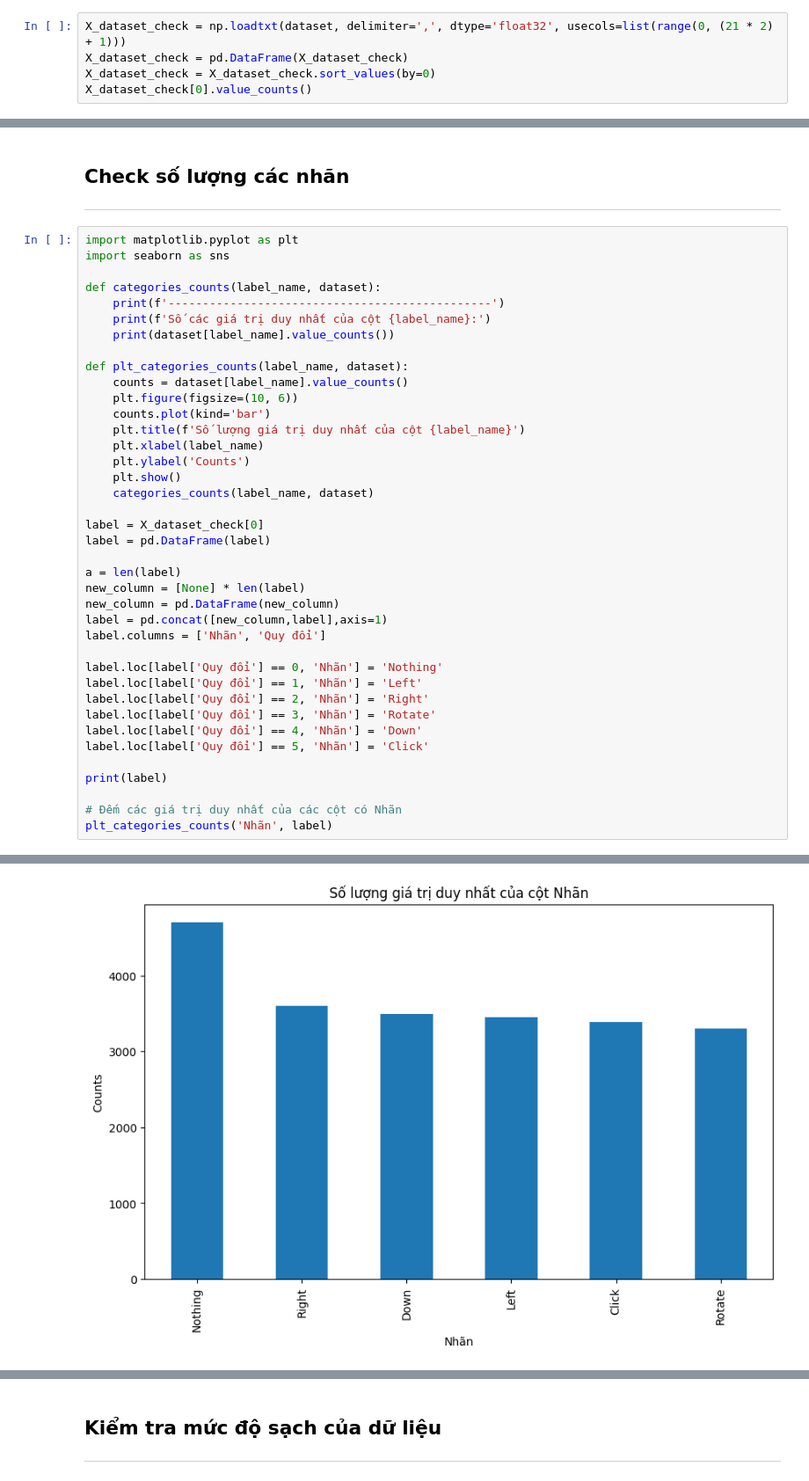
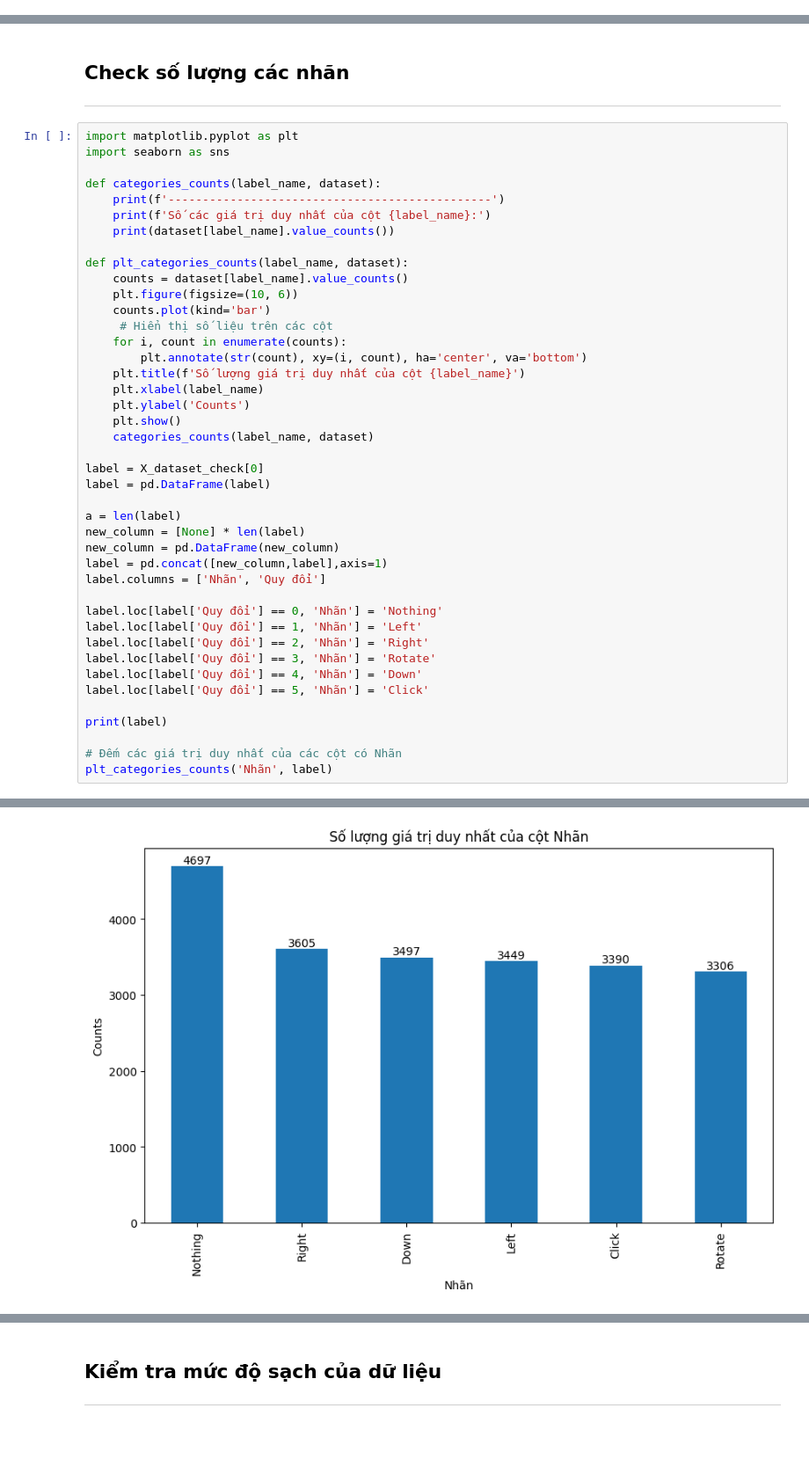
Before and after one commit to Anodis108/NCKH_Hand_gesture_recognition_Mediapipe, a Jupyter notebook: train/keypoint_classification_EN.ipynb, the cells around one changed output, grey strips where cells are left out. Shown at 88% size. Saved outputs shown, nothing was run; the diff lists cells and outputs as text; blank space fills up the shorter version.

```diff
--- a/train/keypoint_classification_EN.ipynb
+++ b/train/keypoint_classification_EN.ipynb
@@ -78,5 +62,0 @@ dtype: int64
-# %%
-X_dataset_check = np.loadtxt(dataset, delimiter=',', dtype='float32', usecols=list(range(0, (21 * 2) + 1)))
-X_dataset_check = pd.DataFrame(X_dataset_check)
-X_dataset_check = X_dataset_check.sort_values(by=0)
-X_dataset_check[0].value_counts()
@@ -147,6 +118,9 @@ def plt_categories_counts(label_name, dataset):
     counts = dataset[label_name].value_counts()
     plt.figure(figsize=(10, 6))
     counts.plot(kind='bar')
+     # Hiển thị số liệu trên các cột
+    for i, count in enumerate(counts):
+        plt.annotate(str(count), xy=(i, count), ha='center', va='bottom')
     plt.title(f'Số lượng giá trị duy nhất của cột {label_name}')
     plt.xlabel(label_name)
     plt.ylabel('Counts')
@@ -191,4 +165,4 @@ plt_categories_counts('Nhãn', label)
-[figure, old version]
+[figure, new version]
 -----------------------------------------------
 Số các giá trị duy nhất của cột Nhãn:
 Nhãn
```
Also changed, not shown: parts of 24 cells of this notebook, 5 other files.
